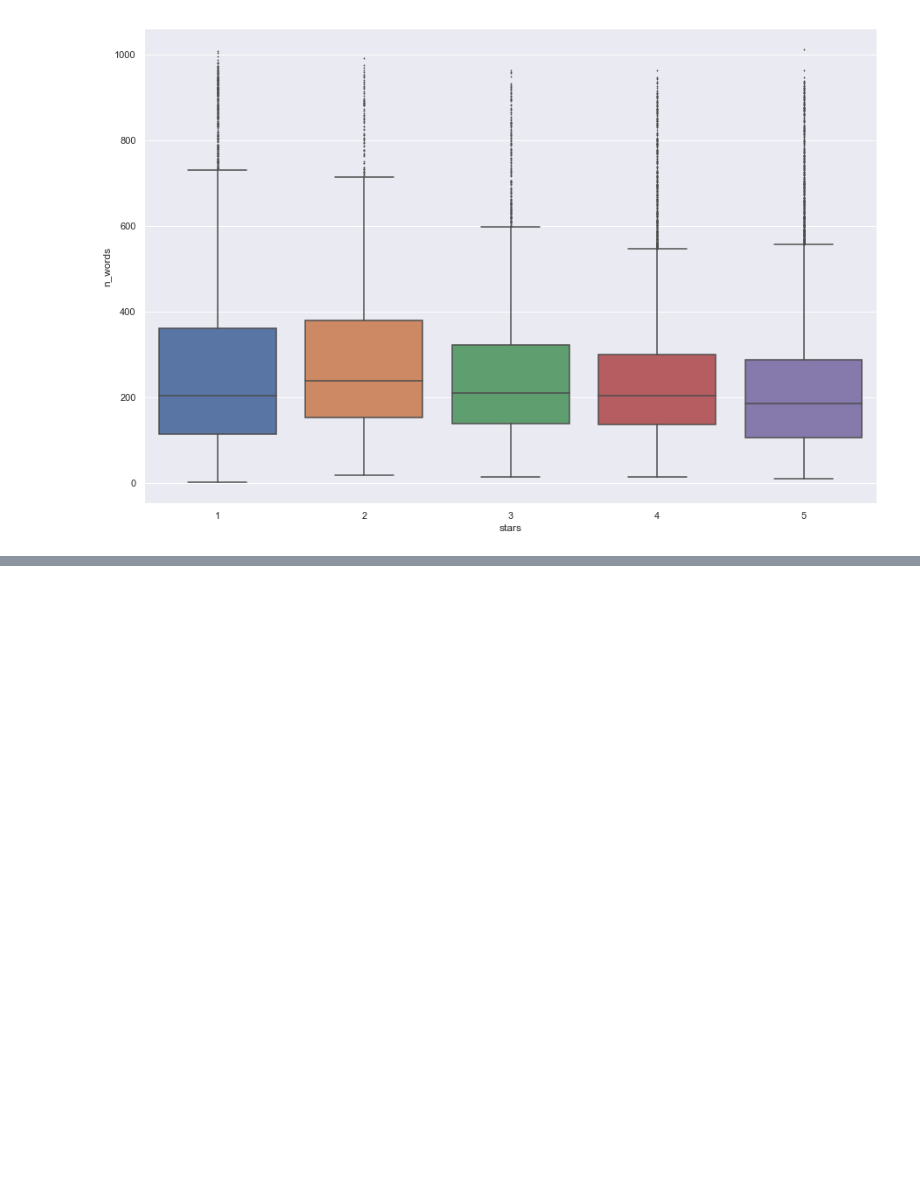
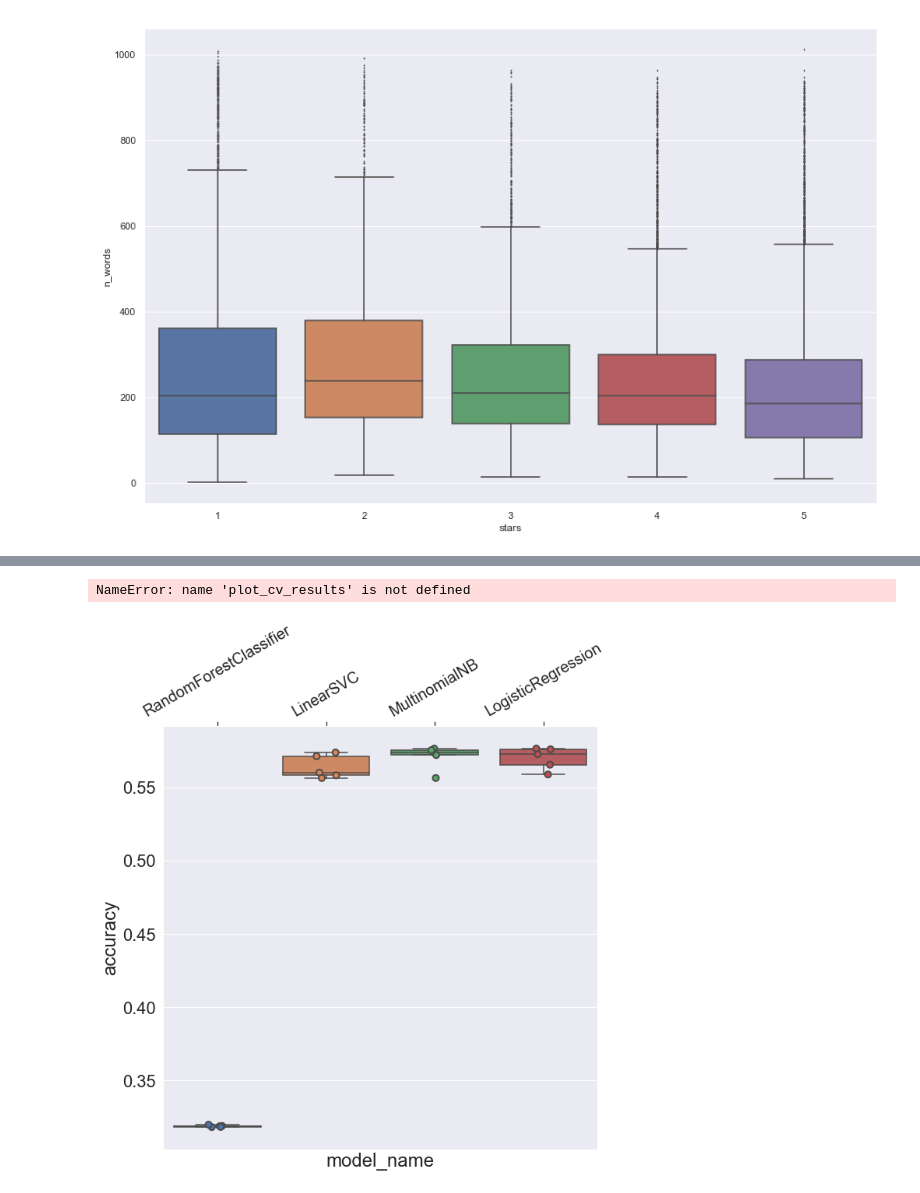
Before and after one commit to kylegilde/D620-Web-Analytics, a Jupyter notebook: Final Project/multi-class-text-classification.ipynb, the cells around one changed output, grey strips where cells are left out. Cells and saved outputs as stored; diff of their text form; code cells hidden in the pictures; blank space fills up the shorter version.

```diff
--- a/Final Project/multi-class-text-classification.ipynb
+++ b/Final Project/multi-class-text-classification.ipynb
@@ -203,0 +208,5 @@ correlated_n_grams
+# %%
+X_train_indices, X_test_indices, y_train, y_test = train_test_split(raw_data.index,\
+                                                                    raw_data.stars,\
+                                                                    test_size=.25,\
+                                                                    random_state = 0)
@@ -203,0 +268,8 @@ correlated_n_grams
+# %%
+bigram_cv_results = perform_cross_val(models, bigram_dtm[X_train_indices, ], y_train)
+# %% [output]
+NameError: name 'plot_cv_results' is not defined
+# %%
+plot_cv_results(bigram_cv_results)
+# %% [output]
+[figure, added]
```
Also changed, not shown: parts of 17 cells of this notebook.
